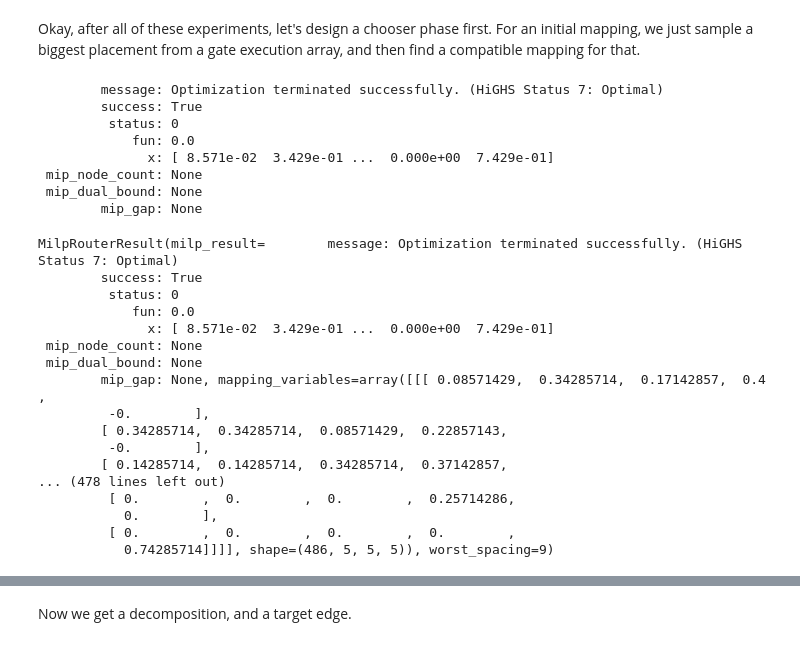
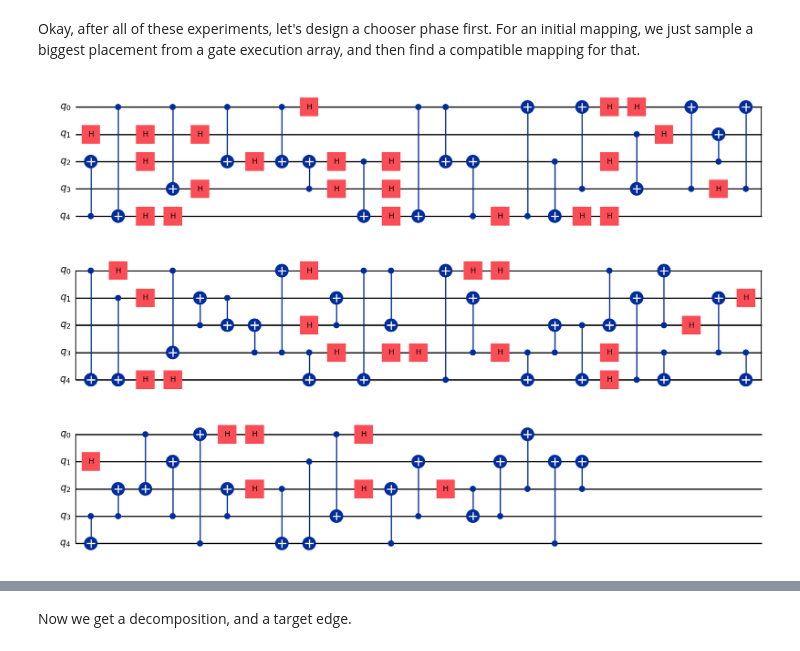
Before and after one commit to strategy155/quariadne, a Jupyter notebook: notebook/LP.ipynb, the cells around one changed output, grey strips where cells are left out. Saved outputs shown, nothing was run; the diff lists cells and outputs as text; code cells hidden in the pictures.

Commit message:
finalised the lp !
refactored the MILP MILP RESULT tandem to trio of ILP high level routing
provider.

```diff
--- a/notebook/LP.ipynb
+++ b/notebook/LP.ipynb
@@ -235,32 +242,25 @@ lp_router_result.qubit_movement_variables[0].s
 # %% [markdown]
 Okay, after all of these experiments, let's design a chooser phase first. For an initial mapping, we just sample a biggest placement from a gate execution array, and then find a compatible mapping for that.
 # %%
-lp_router = quariadne.milp_router.MilpRouter(coupling_graph_nx, random_abstract_circuit, 0)
-lp_router_result = lp_router.run()
-lp_router_result
+import qiskit.circuit.random
+import qiskit
+import qiskit.circuit.library.standard_gates
+import random
+
+import quariadne.circuit
+QUBIT_COUNT = 5
+NUM_GATES = 100
+SEED=333
+random.seed(SEED)
+
+MAX_OPERANDS = 2
+
+STANDARD_GATE_SET = ["cx", "h"]
+
+
+
+random_broken_circuit = qiskit.circuit.random.random_clifford_circuit(QUBIT_COUNT, NUM_GATES, STANDARD_GATE_SET, seed=SEED)
+
+random_broken_circuit.draw('mpl')
 # %% [output]
-        message: Optimization terminated successfully. (HiGHS Status 7: Optimal)
-        success: True
-         status: 0
-            fun: 0.0
-              x: [ 8.571e-02  3.429e-01 ...  0.000e+00  7.429e-01]
- mip_node_count: None
- mip_dual_bound: None
-        mip_gap: None
-MilpRouterResult(milp_result=        message: Optimization terminated successfully. (HiGHS Status 7: Optimal)
-        success: True
-         status: 0
-            fun: 0.0
-              x: [ 8.571e-02  3.429e-01 ...  0.000e+00  7.429e-01]
- mip_node_count: None
- mip_dual_bound: None
-        mip_gap: None, mapping_variables=array([[[ 0.08571429,  0.34285714,  0.17142857,  0.4       ,
-         -0.        ],
-        [ 0.34285714,  0.34285714,  0.08571429,  0.22857143,
-         -0.        ],
-        [ 0.14285714,  0.14285714,  0.34285714,  0.37142857,
-... (478 lines left out)
-         [ 0.        ,  0.        ,  0.        ,  0.25714286,
-           0.        ],
-         [ 0.        ,  0.        ,  0.        ,  0.        ,
-           0.74285714]]]], shape=(486, 5, 5, 5)), worst_spacing=9)
+[figure, added]
```
Also changed, not shown: parts of 17 cells of this notebook, 4 other files.
